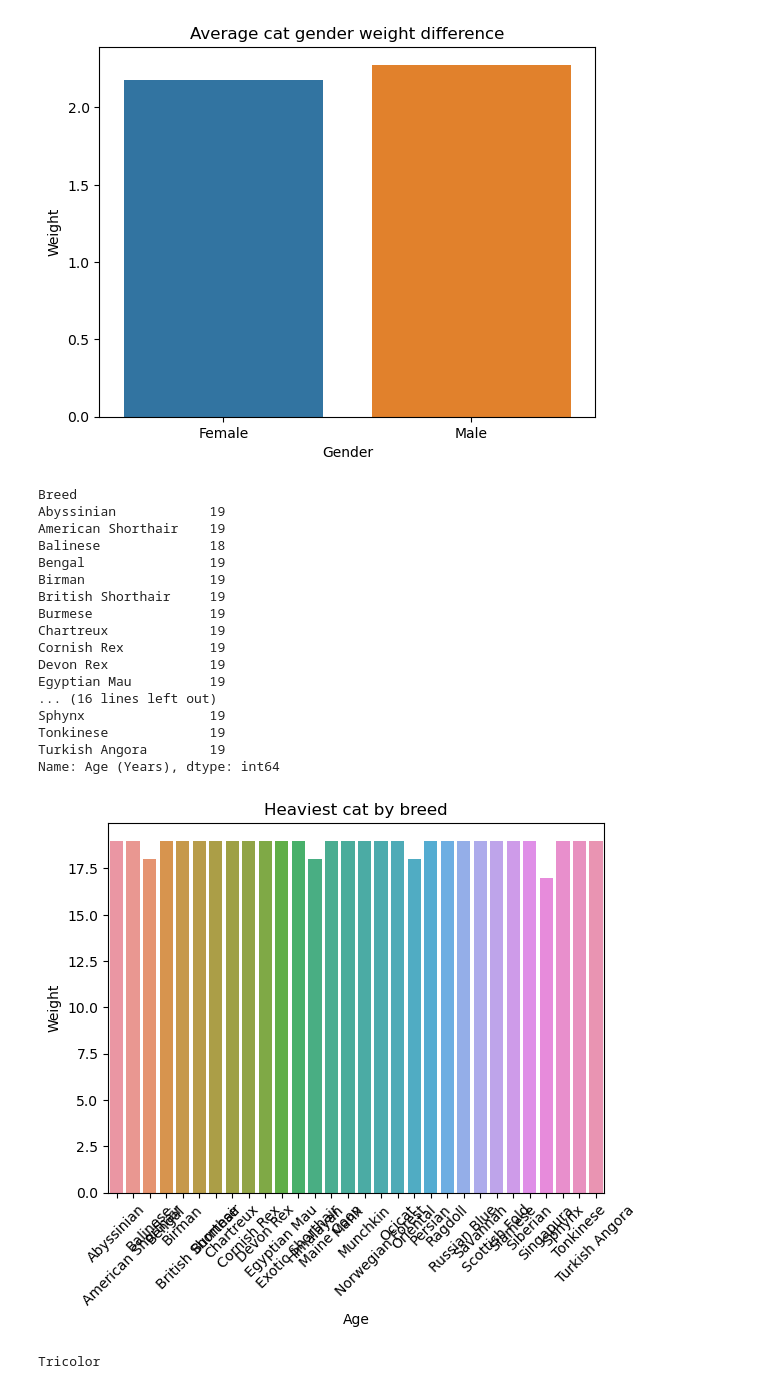
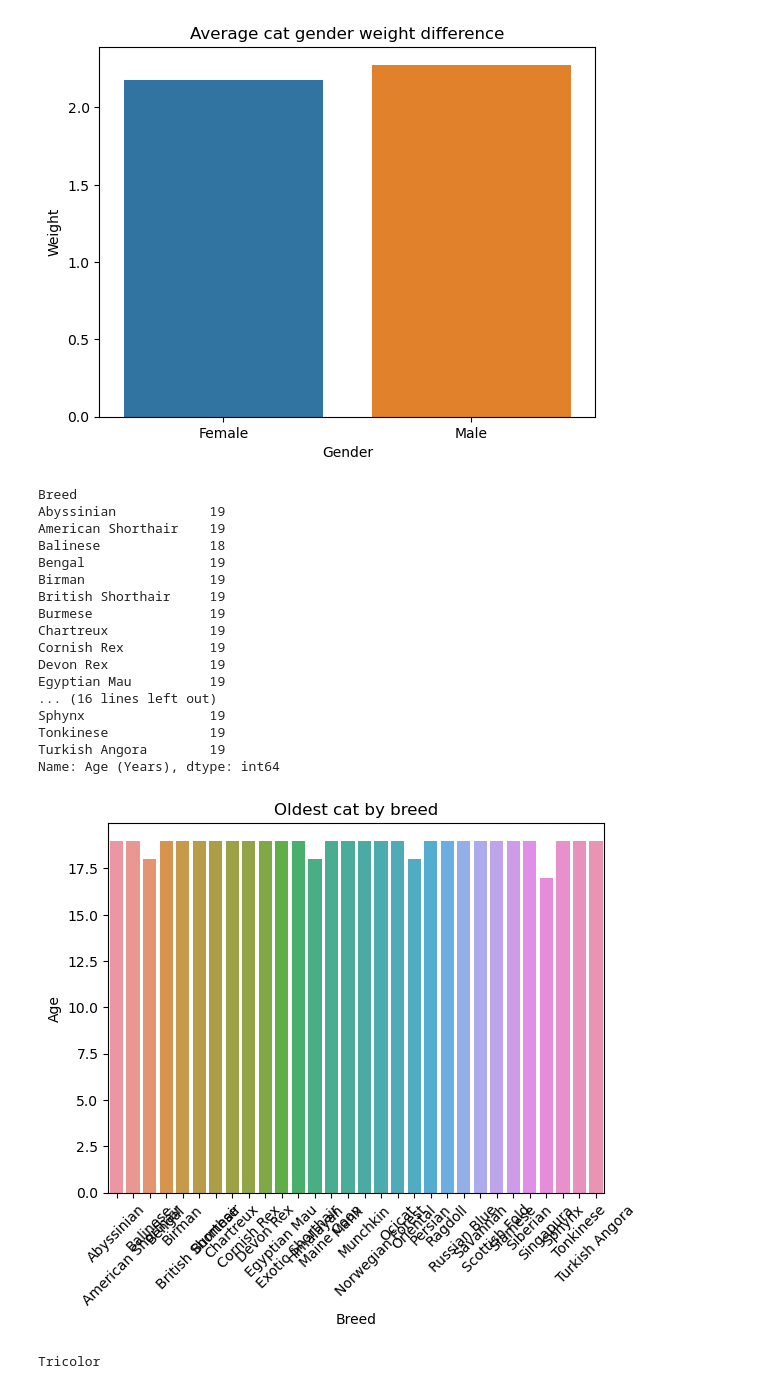
Before and after one commit to build-summer-2024/async-teal-JackyC-final-project, a Jupyter notebook: final_project.ipynb, the cells around one changed output. Cells and saved outputs as stored; diff of their text form; code cells hidden in the pictures.

```diff
--- a/final_project.ipynb
+++ b/final_project.ipynb
@@ -74,31 +74,31 @@ Name: Weight (kg), dtype: float64
 # %%
 oldest = cat_data.groupby("Breed")["Age (Years)"].max()
 print(oldest)
 seaborn.barplot(x=oldest.index,y=oldest)
-plt.xlabel("Age")
-plt.ylabel("Weight")
-plt.title("Heaviest cat by breed")
+plt.xlabel("Breed")
+plt.ylabel("Age")
+plt.title("Oldest cat by breed")
 plt.xticks(rotation=45)
 plt.show()
 # %% [output]
 Breed
 Abyssinian            19
 American Shorthair    19
 Balinese              18
 Bengal                19
 Birman                19
 British Shorthair     19
 Burmese               19
 Chartreux             19
 Cornish Rex           19
 Devon Rex             19
 Egyptian Mau          19
 ... (16 lines left out)
 Sphynx                19
 Tonkinese             19
 Turkish Angora        19
 Name: Age (Years), dtype: int64
-[figure, old version]
+[figure, new version]
 # %%
 common_color = cat_data["Color"]
 color_cats = cat_data.groupby("Color")["Breed"].count()
```
Also changed, not shown: 11 other files.
